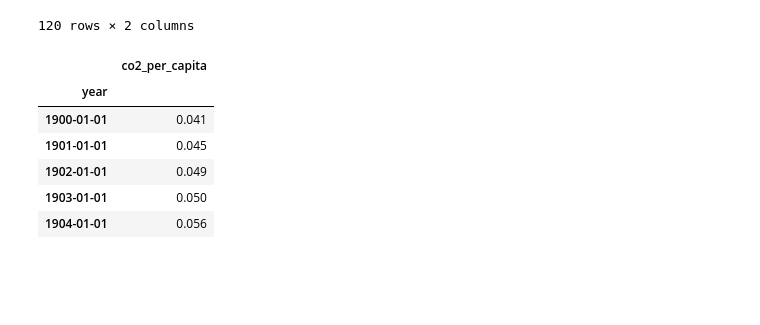
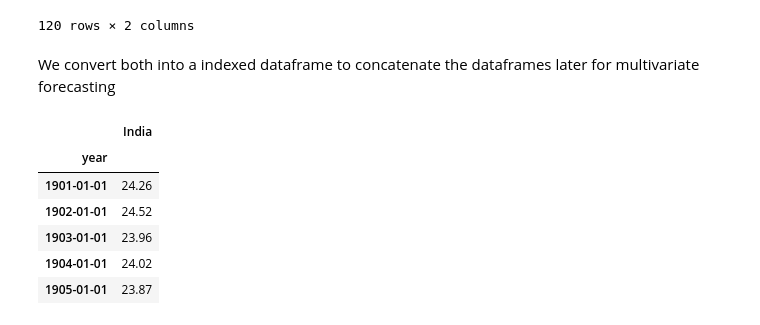
Before and after one commit to ganeshXb/Carbon-Emissions-Ecological-Footprint-Research, a Jupyter notebook: Notebooks/[WNB]-Temperature-change-forecasting.ipynb, the cells around one changed output. Saved outputs shown, nothing was run; the diff lists cells and outputs as text; code cells hidden in the pictures; blank space fills up the shorter version.

```diff
--- a/Notebooks/[WNB]-Temperature-change-forecasting.ipynb
+++ b/Notebooks/[WNB]-Temperature-change-forecasting.ipynb
@@ -17,11 +27,9 @@ import seaborn as sns
 warnings.filterwarnings('ignore')
 pd.set_option('display.max_columns', 100)
 # %%
-#Import CO2 emissions data - OWID
-data_e = pd.read_csv('../Data/carbon-emissions/owid-co2-data.csv')
-data_t = pd.read_csv('../Data/Indicators/tas_timeseries_annual_cru_1901-2020_IND.csv')
+#import temperature dataset
+data = pd.read_csv('../Data/Indicators/tas_timeseries_annual_cru_1901-2020_IND.csv')
 
-#Observe data shape and head
-print(data_e.shape)
-print(data_t.shape)
+#Observe data shape
+print(data.shape)
 # %% [output]
@@ -79,10 +39,10 @@ df_India_e
 # %%
 #load data
-df_India_t = data_t
+df_India = data
 
 #only include India's temperature data
-df_India_t = df_India_t[['year', 'India']]
-df_India_t
+df_India = df_India[['year', 'India']]
+df_India
 # %% [output]
 |  | year | India |
 | 0 | 1901 | 24.26 |
@@ -97,23 +57,22 @@ df_India_t
 | 118 | 2019 | 24.94 |
 | 119 | 2020 | 24.80 |
 120 rows × 2 columns
+# %% [markdown]
+We convert both into a indexed dataframe to concatenate the dataframes later for multivariate forecasting
 # %%
 #Convert year to index
-df_India_t.set_index('year', inplace=True)
-df_India_e.set_index('year', inplace=True)
+df_India.set_index('year', inplace=True)
 
 #Convert year to DateTime object
-df_India_t.index = pd.to_datetime(df_India_t.index, format='%Y')
-df_India_e.index = pd.to_datetime(df_India_e.index, format='%Y')
+df_India.index = pd.to_datetime(df_India.index, format='%Y')
 # %%
 #observe updated df
-#df_India_t.head(5)
-df_India_e.head(5)
+df_India.head(5)
 # %% [output]
-|  | co2_per_capita |
+|  | India |
 | year |  |
-| 1900-01-01 | 0.041 |
-| 1901-01-01 | 0.045 |
-| 1902-01-01 | 0.049 |
-| 1903-01-01 | 0.050 |
-| 1904-01-01 | 0.056 |
+| 1901-01-01 | 24.26 |
+| 1902-01-01 | 24.52 |
+| 1903-01-01 | 23.96 |
+| 1904-01-01 | 24.02 |
+| 1905-01-01 | 23.87 |
```
Also changed, not shown: parts of 44 cells of this notebook, 1 other file.
